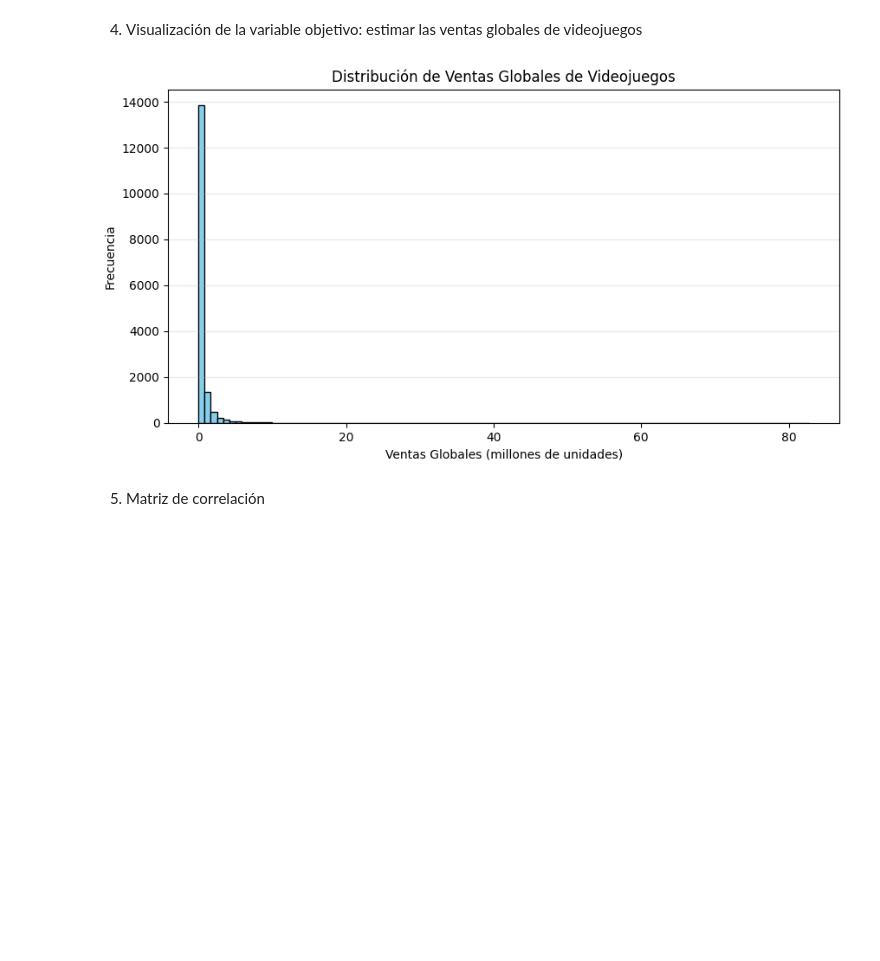
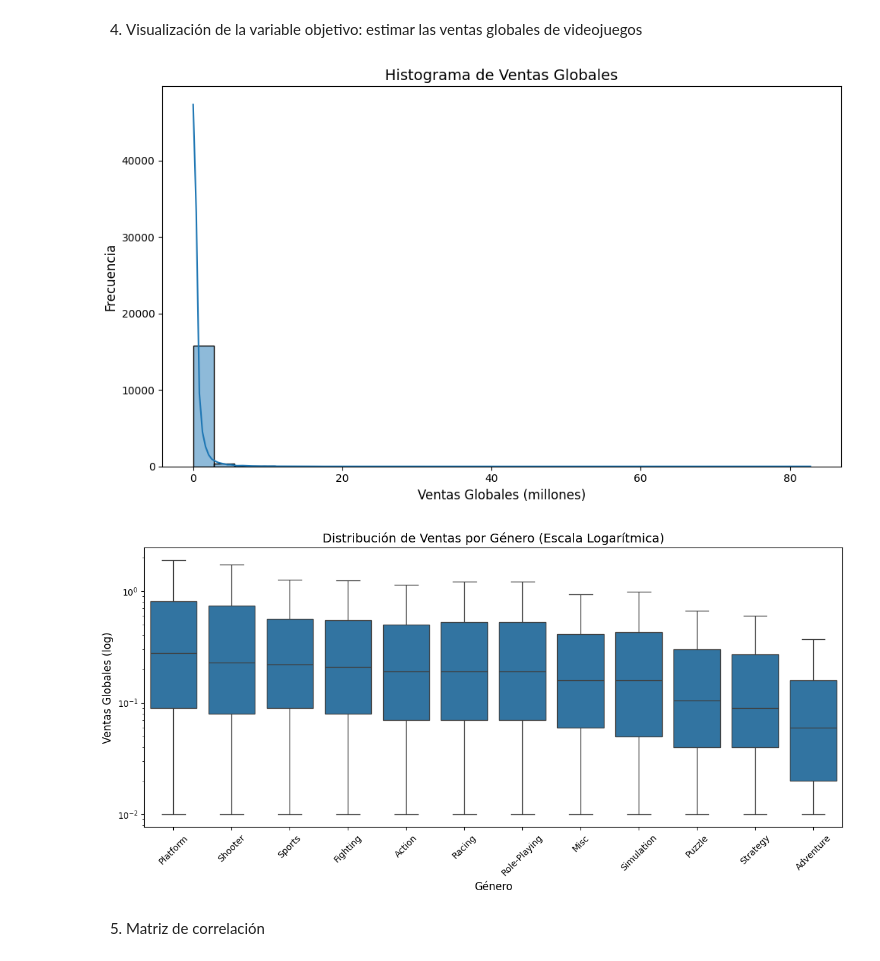
Before and after one commit to DAN2407/AN_2025, a Jupyter notebook: Video Game Sales/Project_AN.ipynb, the cells around one changed output. Drawn from its saved outputs; the diff is of its cells as text; code cells hidden in the pictures; blank space fills up the shorter version.

```diff
--- a/Video Game Sales/Project_AN.ipynb
+++ b/Video Game Sales/Project_AN.ipynb
@@ -103,30 +98,29 @@ Primeras filas del dataset codificado:
 # %% [markdown]
 4. Visualización de la variable objetivo: estimar las ventas globales de videojuegos
 # %%
-# Visualización de datos
-plt.figure(figsize=(10, 6))
+#Histograma de ventas globales
+plt.subplots(figsize=(10, 5))
 sns.histplot(df['Global_Sales'], bins=30, kde=True)
-plt.title('Distribución de Ventas Globales')
-plt.xlabel('Ventas Globales')
-plt.ylabel('Frecuencia')
+plt.title('Histograma de Ventas Globales', fontsize=14)
+plt.xlabel('Ventas Globales (millones)', fontsize=12)
+plt.ylabel('Frecuencia', fontsize=12)
+plt.tight_layout()
 plt.show()
 
-plt.figure(figsize=(12, 6))
-sns.boxplot(x='Genre', y='Global_Sales', data=df)
-plt.title('Ventas Globales por Género')
-plt.xticks(rotation=45)
-plt.xlabel('Género')
-plt.ylabel('Ventas Globales')
-plt.show()
 
 plt.figure(figsize=(12, 6))
-sns.scatterplot(x='Year', y='Global_Sales', data=df)
-plt.title('Ventas Globales por Año')
-plt.xlabel('Año')
-plt.ylabel('Ventas Globales')
+sns.boxplot(data=df, x='Genre', y='Global_Sales', order=df.groupby('Genre')['Global_Sales'].median().sort_values(ascending=False).index,
+            showfliers=False)  # Eliminar outliers para claridad
+plt.yscale('log')  # Escala logarítmica en Y
+plt.title('Distribución de Ventas por Género (Escala Logarítmica)', fontsize=14)
+plt.xlabel('Género', fontsize=12)
+plt.ylabel('Ventas Globales (log)', fontsize=12)
+plt.xticks(rotation=45)
+plt.tight_layout()
 plt.show()
 # %% [output]
-[figure, old version]
+[figure, new version]
+[figure, added]
 # %% [markdown]
 5. Matriz de correlación
 # %%
```
Also changed, not shown: parts of 3 cells of this notebook.
